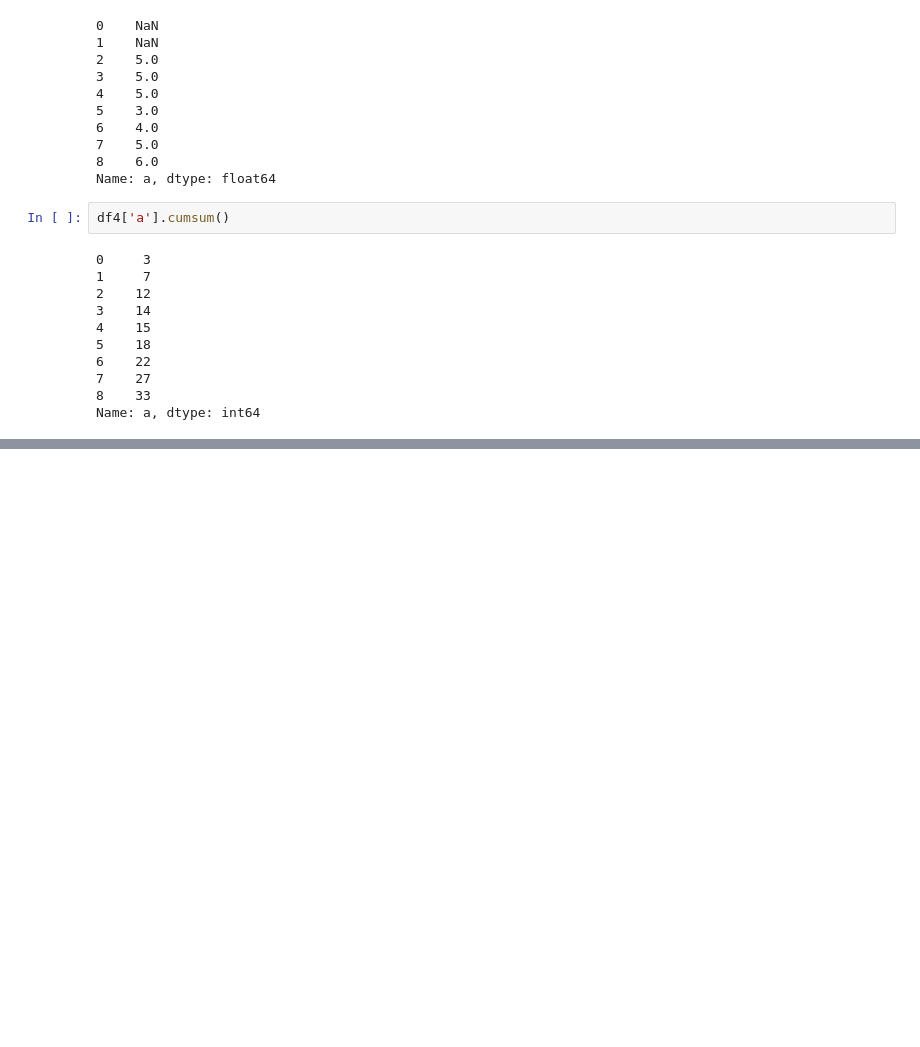
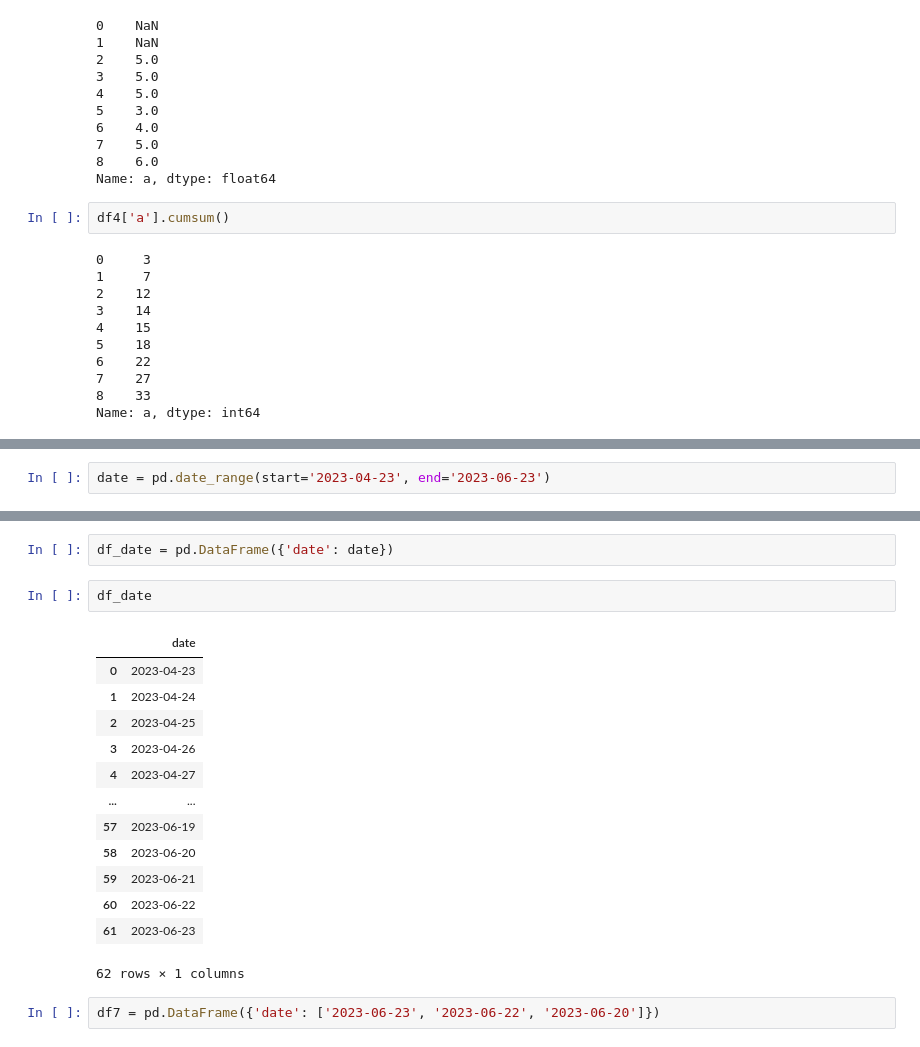
Before and after one commit to PranavAvasthi/Pandas, a Jupyter notebook: pandas_part5.ipynb, the cells around one changed output, grey strips where cells are left out. Drawn from its saved outputs; the diff is of its cells as text; blank space fills up the shorter version.

Commit message:
Date Time

```diff
--- a/pandas_part5.ipynb
+++ b/pandas_part5.ipynb
@@ -407,0 +410,2 @@ Name: a, dtype: int64
+# %%
+date = pd.date_range(start='2023-04-23', end='2023-06-23')
@@ -407,0 +432,20 @@ Name: a, dtype: int64
+# %%
+df_date = pd.DataFrame({'date': date})
+# %%
+df_date
+# %% [output]
+|  | date |
+| 0 | 2023-04-23 |
+| 1 | 2023-04-24 |
+| 2 | 2023-04-25 |
+| 3 | 2023-04-26 |
+| 4 | 2023-04-27 |
+| ... | ... |
+| 57 | 2023-06-19 |
+| 58 | 2023-06-20 |
+| 59 | 2023-06-21 |
+| 60 | 2023-06-22 |
+| 61 | 2023-06-23 |
+62 rows × 1 columns
+# %%
+df7 = pd.DataFrame({'date': ['2023-06-23', '2023-06-22', '2023-06-20']})
```
Also changed, not shown: parts of 12 cells of this notebook.
